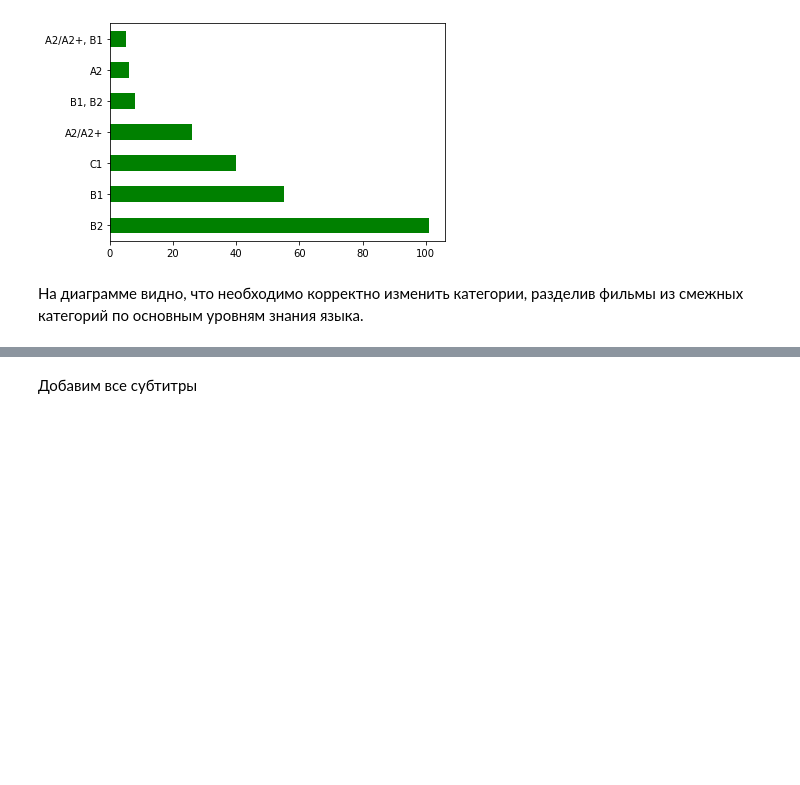
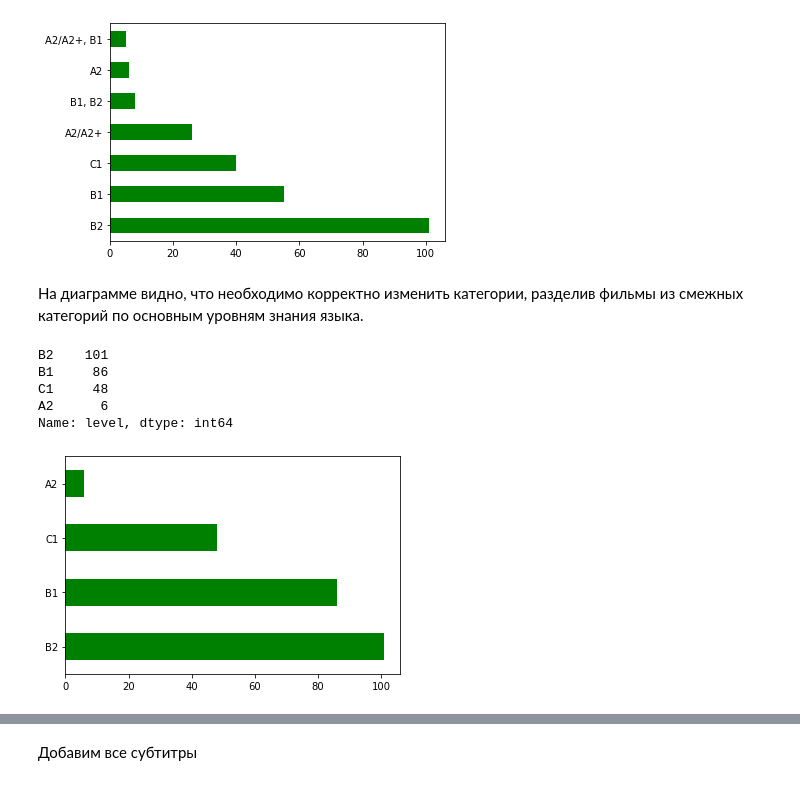
Before and after one commit to Vasart-ds/CEFR_predicting, a Jupyter notebook: english_subs_ml.ipynb, the cells around one changed output, grey strips where cells are left out. Drawn from its saved outputs; the diff is of its cells as text; code cells hidden in the pictures; blank space fills up the shorter version.

```diff
--- a/english_subs_ml.ipynb
+++ b/english_subs_ml.ipynb
@@ -77 +169,11 @@ df.Level.value_counts().plot(kind='barh', color='g');
+# %%
+display(df['level'].value_counts())
+df['level'].value_counts().plot(kind='barh', color='g');
+# %% [output]
+B2    101
+B1     86
+C1     48
+A2      6
+Name: level, dtype: int64
+[figure, added]
 # %%
```
Also changed, not shown: parts of 46 cells of this notebook, 2 other files.
